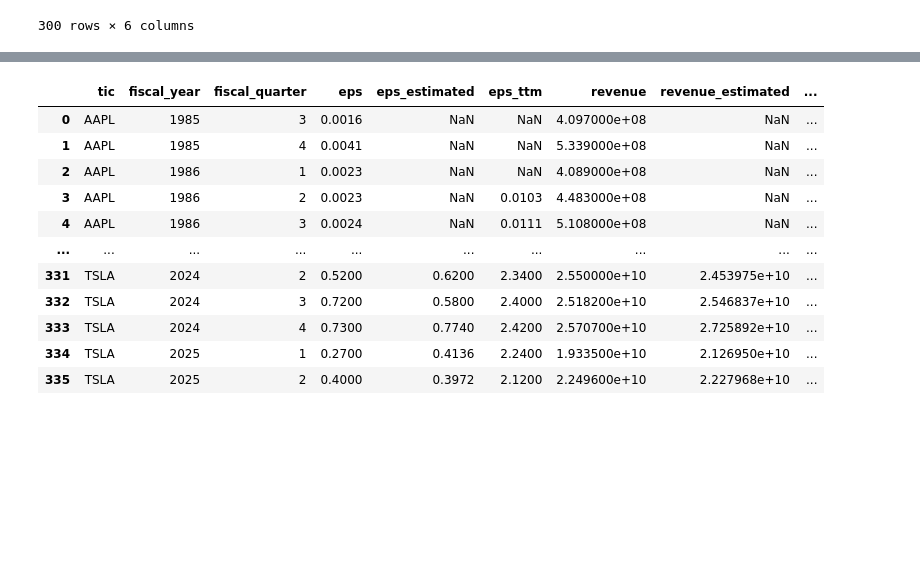
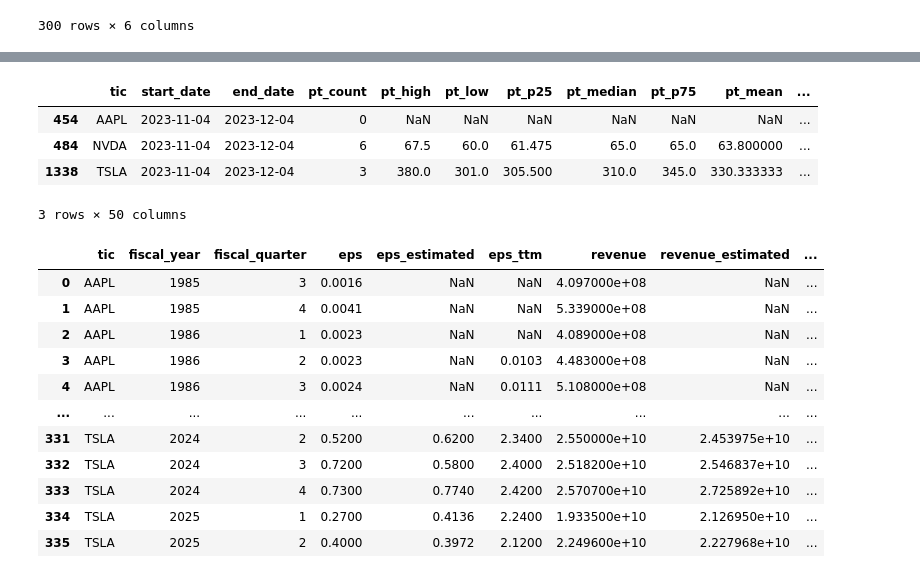
Before and after one commit to vincentsham/stock_ai_app, a Jupyter notebook: server/database/db_core_queries.ipynb, the cells around one changed output, grey strips where cells are left out. Drawn from its saved outputs; the diff is of its cells as text; code cells hidden in the pictures; blank space fills up the shorter version.

```diff
--- a/server/database/db_core_queries.ipynb
+++ b/server/database/db_core_queries.ipynb
@@ -239,4 +239,12 @@ if conn:
 1437 rows × 50 columns
+# %%
+df[pd.to_datetime(df['start_date'])==pd.to_datetime("2023-11-04")]
+# %% [output]
+|  | tic | start_date | end_date | pt_count | pt_high | pt_low | pt_p25 | pt_median | pt_p75 | pt_mean | ... |
+| 454 | AAPL | 2023-11-04 | 2023-12-04 | 0 | NaN | NaN | NaN | NaN | NaN | NaN | ... |
+| 484 | NVDA | 2023-11-04 | 2023-12-04 | 6 | 67.5 | 60.0 | 61.475 | 65.0 | 65.0 | 63.800000 | ... |
+| 1338 | TSLA | 2023-11-04 | 2023-12-04 | 3 | 380.0 | 301.0 | 305.500 | 310.0 | 345.0 | 330.333333 | ... |
+3 rows × 50 columns
 # %%
 # Query the `earnings_metrics` table
 conn = connect_to_db()
```
Also changed, not shown: parts of 3 cells of this notebook, 7 other files.
